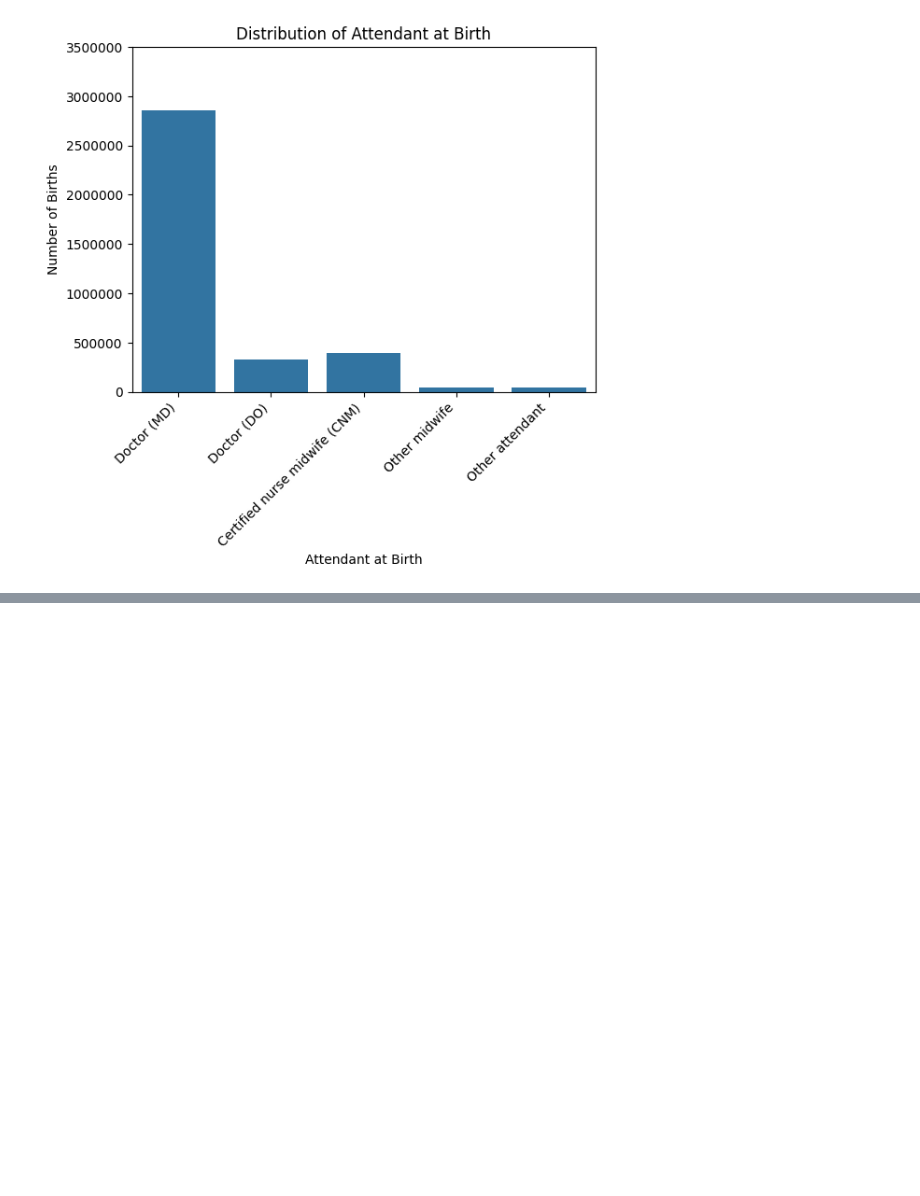
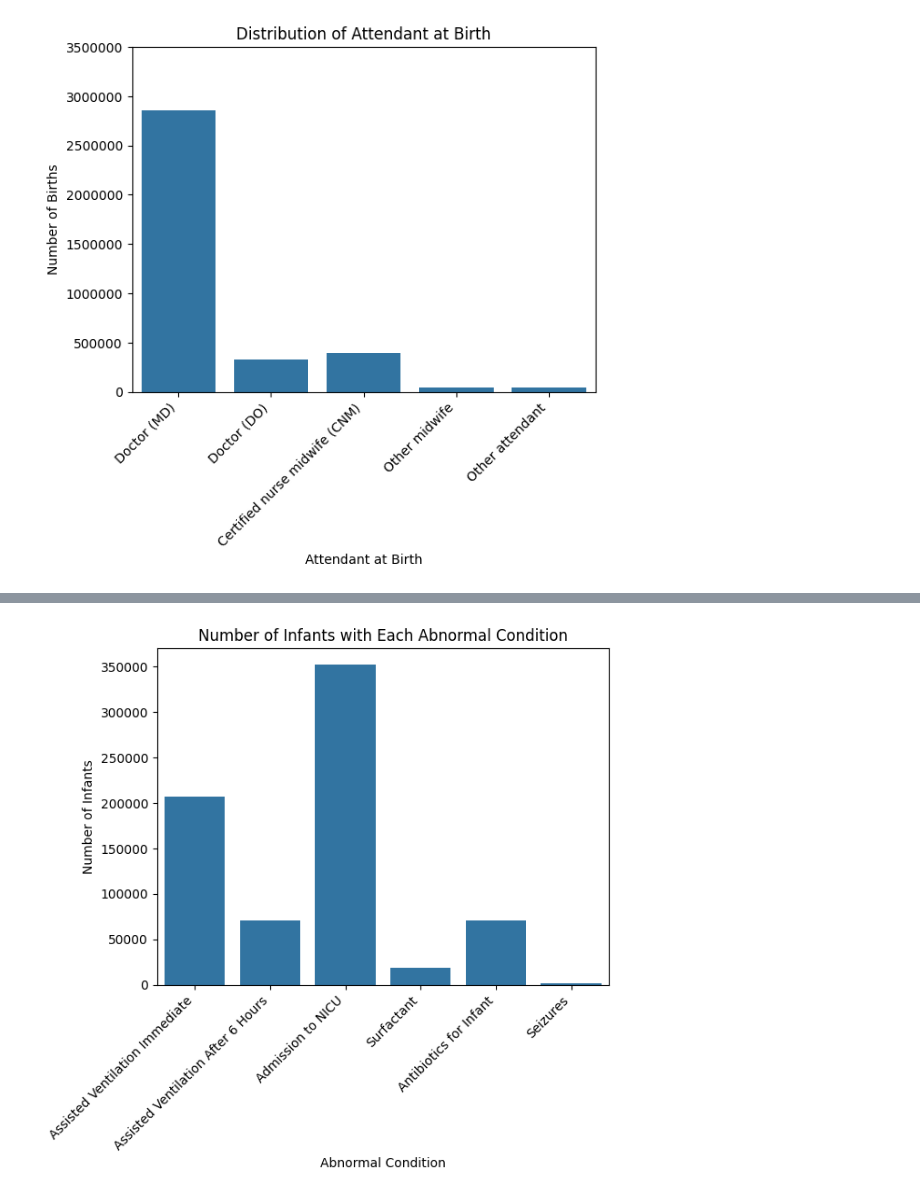
Before and after one commit to shroommu/natality-stats, a Jupyter notebook: dev/notebooks/exploratory/02_visualizations.ipynb, the cells around one changed output, grey strips where cells are left out. Cells and saved outputs as stored; diff of their text form; code cells hidden in the pictures; blank space fills up the shorter version.

```diff
--- a/dev/notebooks/exploratory/02_visualizations.ipynb
+++ b/dev/notebooks/exploratory/02_visualizations.ipynb
@@ -732,0 +798,37 @@ plt.show()
+# %%
+abnormal_conditions_infant_sums = df[
+    [
+        "assisted_ventilation_immediate",
+        "assisted_ventilation_after_6_hours",
+        "admission_to_nicu",
+        "surfactant",
+        "antibiotics_for_newborn",
+        "seizures",
+    ]
+].sum()
+
+abnormal_conditions_infant_sums_plot_ax = sns.barplot(
+    x=abnormal_conditions_infant_sums.index,
+    y=abnormal_conditions_infant_sums.values,
+)
+abnormal_conditions_infant_sums_plot_ax.set_title(
+    "Number of Infants with Each Abnormal Condition"
+)
+abnormal_conditions_infant_sums_plot_ax.set_xlabel("Abnormal Condition")
+abnormal_conditions_infant_sums_plot_ax.set_ylabel("Number of Infants")
+abnormal_conditions_infant_sums_plot_ax.set_xticklabels(
+    [
+        "Assisted Ventilation Immediate",
+        "Assisted Ventilation After 6 Hours",
+        "Admission to NICU",
+        "Surfactant",
+        "Antibiotics for Infant",
+        "Seizures",
+    ],
+    rotation=45,
+    horizontalalignment="right",
+)
+
+plt.show()
+# %% [output]
+[figure, added]
```
Also changed, not shown: parts of 7 cells of this notebook.
